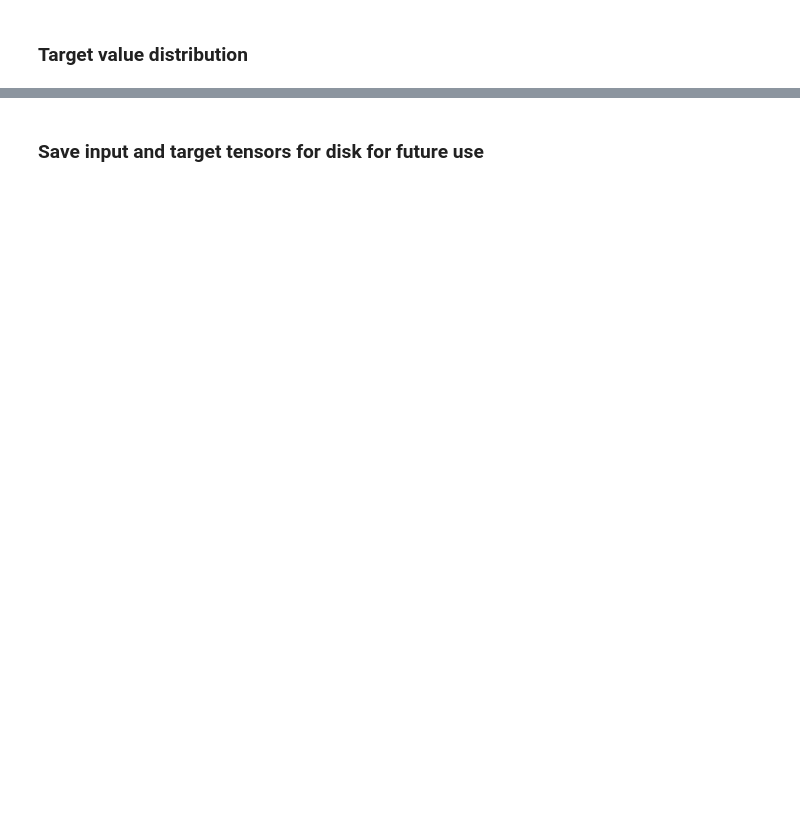
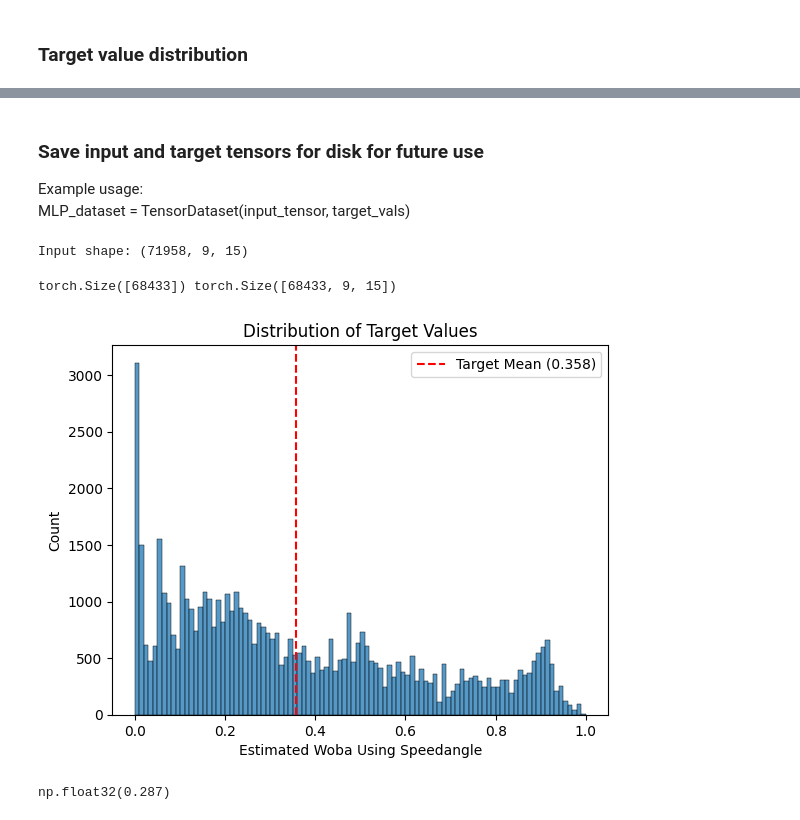
Before and after one commit to zybecker/DS-5500, a Jupyter notebook: RNN_Model/Data_preprocessing.ipynb, the cells around one changed output, grey strips where cells are left out. Saved outputs shown, nothing was run; the diff lists cells and outputs as text; code cells hidden in the pictures; blank space fills up the shorter version.

```diff
--- a/RNN_Model/Data_preprocessing.ipynb
+++ b/RNN_Model/Data_preprocessing.ipynb
@@ -279,15 +292,65 @@ plt.show()
 # %% [markdown]
 ### Save input and target tensors for disk for future use
+
+Example usage:<br>
+MLP_dataset = TensorDataset(input_tensor, target_vals)
 # %%
+# Check one last time that target and input has same length. Print input size
+print(f"Input shape: {input_values_final.shape}")
+assert input_values_final.shape[0] == ys_final.shape[0]
+
 # Convert the list of numpy arrays to a list of tensors
-input_tensor = [tensor(series) for series in scaled_input_values]
-# Pad sequences to have consistent length across all time series - (B, max_sequence_length, variables)
-input_tensor = pad_sequence(input_tensor, batch_first=True, padding_value=0.0)
-target_vals = tensor(ys)
+input_tensor = tensor(np.array([tensor(series) for series in input_values_final]))
+target_vals = tensor(ys_final)
 
-# Example usage
-#MLP_dataset = TensorDataset(input_tensor, target_vals)
-
-# Save input and target tensors
-save(input_tensor, 'input_values.pth')  # torch.save
-save(target_vals, 'target_values.pth')  # torch.save
+# Save input and target tensors with torch.save
+save(input_tensor, './datasets/input_values.pth')
+save(target_vals, './datasets/target_values.pth')
+# %% [output]
+Input shape: (71958, 9, 15)
+# %%
+inds = np.where(ys_final > 1.0)[0]
+#weights = np.where(ys_final[inds] < 0.25, 2, 1)  # Give weight of 10 to values under 0.1, and 1 otherwise
+#weights = weights / weights.sum()
+balance_mask = np.random.choice(inds, int(len(inds) * 1), replace=False)# p=weights)
+
+new_ys = tensor(np.delete(target_vals.numpy(), balance_mask))
+new_inputs = tensor(np.delete(input_tensor.numpy(), balance_mask, axis=0))
+
+print(new_ys.shape, new_inputs.shape)
+
+
+inds = np.where(new_ys.numpy() < 0.1)[0]
+#weights = np.where(ys_final[inds] < 0.25, 2, 1)  # Give weight of 10 to values under 0.1, and 1 otherwise
+#weights = weights / weights.sum()
+balance_mask = np.random.choice(inds, int(len(inds) * 0.5), replace=False)# p=weights)
+
+new_ys = tensor(np.delete(new_ys.numpy(), balance_mask))
+new_inputs = tensor(np.delete(new_inputs.numpy(), balance_mask, axis=0))
+
+
+'''# Find indices where the values are below 0.1
+indices_to_delete = np.where(ys_final <= 0.25)[0]
+# Filter out values below 0.1
+new_ys = ys_final[target_vals.numpy() > 0.25]
+new_inputs = np.delete(input_tensor.numpy(), indices_to_delete, axis=0)
+
+print(new_ys.shape, new_inputs.shape)
+'''
+
+plt.title("Distribution of Target Values")
+sns.histplot(new_ys, bins=100)
+plt.axvline(x=new_ys.mean(), color='r', linestyle='--', label=f'Target Mean ({new_ys.mean():.3f})')
+plt.legend()
+plt.xlabel("Estimated Woba Using Speedangle")
+plt.show()
+
+
+# Save input and target tensors with torch.save
+save(new_inputs, './datasets/input_values.pth')
+save(new_ys, './datasets/target_values.pth')
+np.median(new_ys)
+# %% [output]
+torch.Size([68433]) torch.Size([68433, 9, 15])
+[figure, added]
+np.float32(0.287)
```
Also changed, not shown: parts of 41 cells of this notebook, 7 other files.
